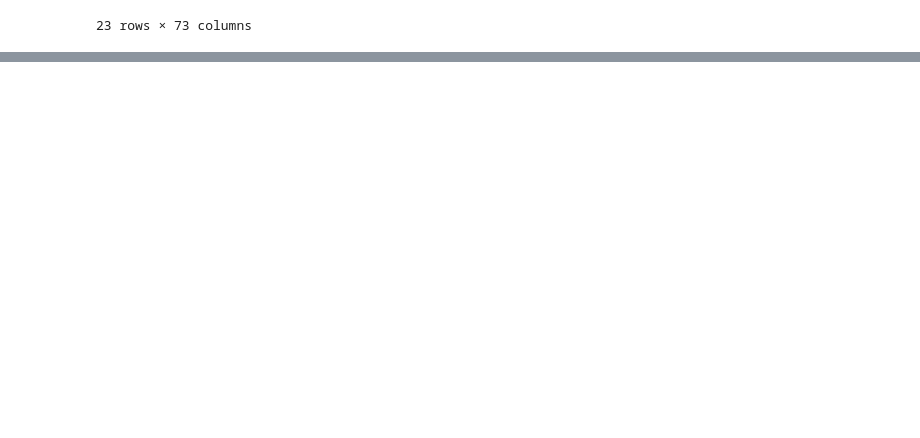
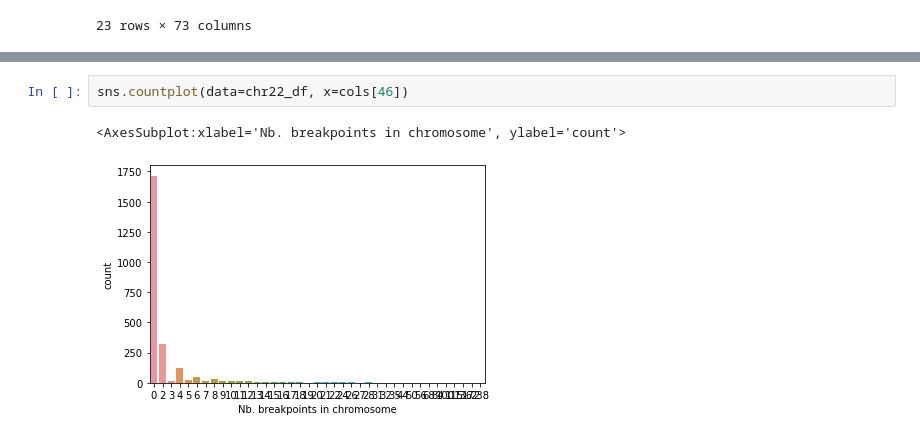
Before and after one commit to jlifferth/Research_Analyst_Playground, a Jupyter notebook: chromothripsis_simulation/Table_S1_exploration.ipynb, the cells around one changed output, grey strips where cells are left out. Drawn from its saved outputs; the diff is of its cells as text; blank space fills up the shorter version.

```diff
--- a/chromothripsis_simulation/Table_S1_exploration.ipynb
+++ b/chromothripsis_simulation/Table_S1_exploration.ipynb
@@ -147,0 +236,5 @@ df[df[cols[0]] == 'SARC-US::39f68467-3d37-4b19-aa43-ed7b120c619d']
+# %%
+sns.countplot(data=chr22_df, x=cols[46])
+# %% [output]
+<AxesSubplot:xlabel='Nb. breakpoints in chromosome', ylabel='count'>
+[figure, added]
```
Also changed, not shown: parts of 15 cells of this notebook, 2 other files.
